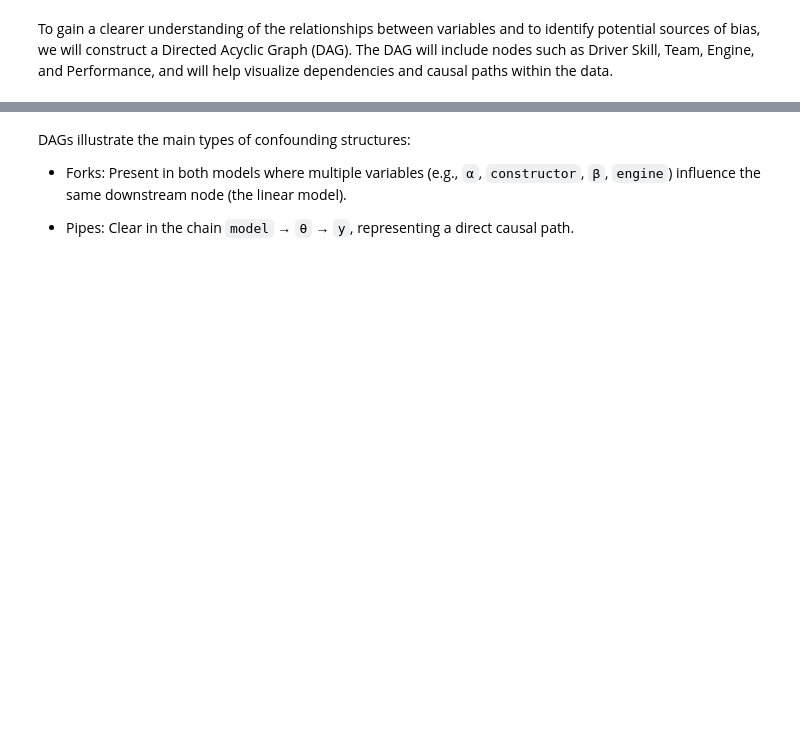
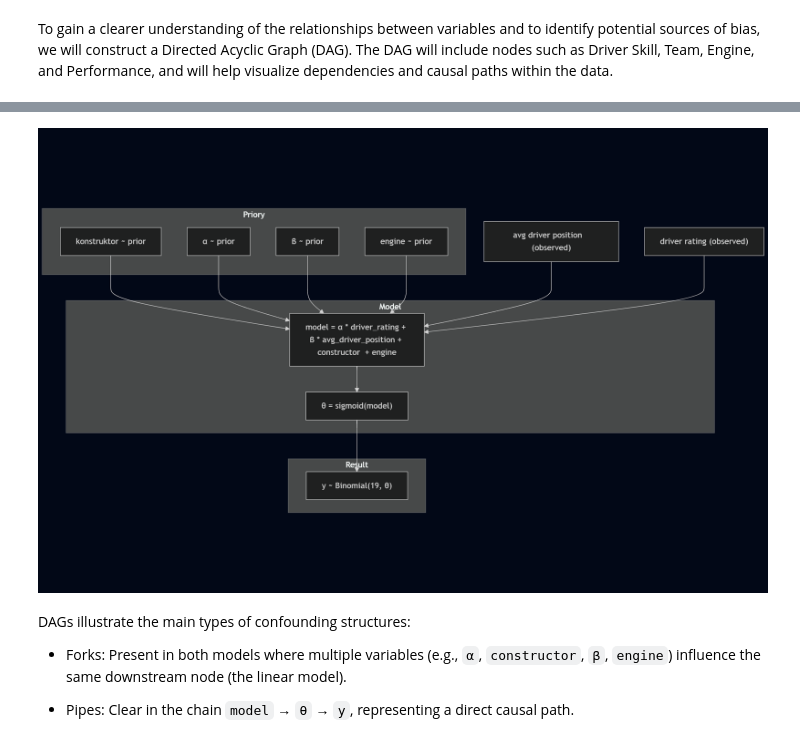
Before and after one commit to Klaudiusz1212/F1_bayesian, a Jupyter notebook: src/f1_bayesian/ISZ_Lukasz_Filo_Klaudiusz_Grobelski.ipynb, the cells around one changed output, grey strips where cells are left out. Saved outputs shown, nothing was run; the diff lists cells and outputs as text; code cells hidden in the pictures; blank space fills up the shorter version.

```diff
--- a/src/f1_bayesian/ISZ_Lukasz_Filo_Klaudiusz_Grobelski.ipynb
+++ b/src/f1_bayesian/ISZ_Lukasz_Filo_Klaudiusz_Grobelski.ipynb
@@ -23,3 +24,7 @@ To gain a clearer understanding of the relationships between variables and to id
+# %%
+Image("images/model2_DAG.png")
+# %% [output]
+[figure, added]
 # %% [markdown]
 DAGs illustrate the main types of confounding structures:
 
```
Also changed, not shown: parts of 3 cells of this notebook, 1 other file.
